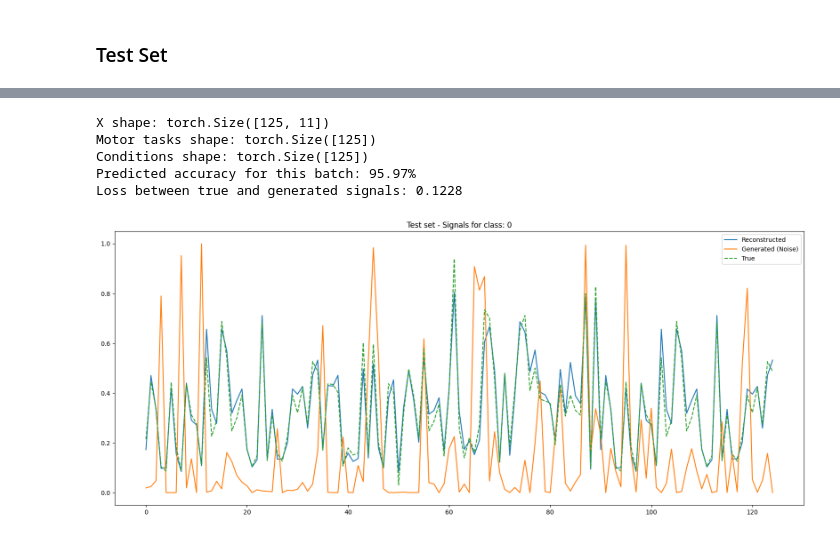
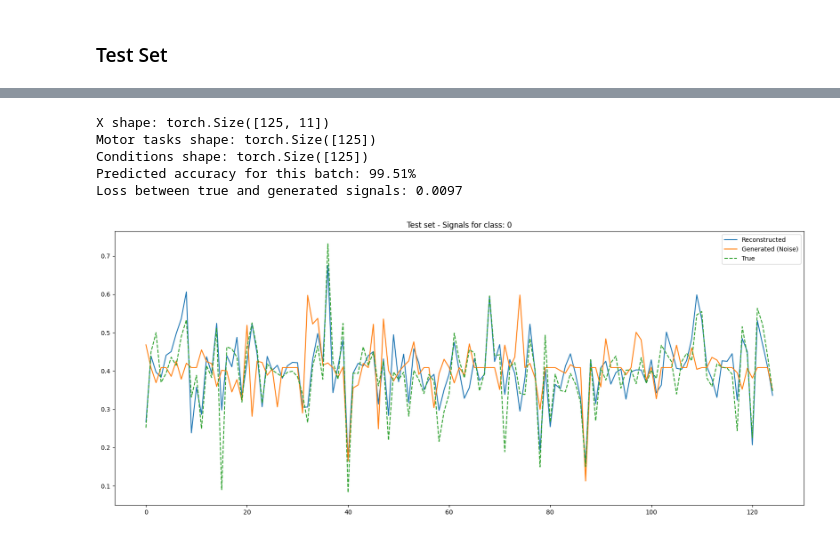
Before and after one commit to D-dolo/IET06-CVae, a Jupyter notebook: Implementation.ipynb, the cells around one changed output, grey strips where cells are left out. Cells and saved outputs as stored; diff of their text form; code cells hidden in the pictures.

```diff
--- a/Implementation.ipynb
+++ b/Implementation.ipynb
@@ -636,5 +642,5 @@ def compute_feature_extraction(method: str):
 # %%
-method = 'STFT' # 'Hurst / 'CD' / 'KolmEn' / 'KolmEn_LE' / 'DFA' / 'STFT'
+method = '' # 'Hurst / 'CD' / 'KolmEn' / 'KolmEn_LE' / 'DFA' / 'STFT'
 
 if (method != ''):
     features_extracted_healthy, features_extracted_unhealthy = compute_feature_extraction(method=method)
@@ -647,6 +653,9 @@ if (method != ''):
         if(method != 'DFA'):
             features_extracted_healthy = pd.DataFrame.from_dict(features_extracted_healthy, orient='index', columns=final_df.columns)
             features_extracted_unhealthy = pd.DataFrame.from_dict(features_extracted_unhealthy, orient='index', columns=final_df_unhealthy.columns)
+else:
+    features_extracted_healthy = final_df
+    features_extracted_unhealthy = final_df_unhealthy
 
 print(f"Shape healthy Dataset: {features_extracted_healthy.shape}")
 print(f"Shape unhealthy Dataset: {features_extracted_unhealthy.shape}")
@@ -941,12 +1033,12 @@ num_classes_healthy = 14                    # Dimension of the motor task variab
 num_classes_unhealthy = 12                  # Dimension of the motor task variable for unhealthy (12 classes)
 
 # Training hyperparameters
-num_epochs = 200                            # Number of epochs
+num_epochs = 50                             # Number of epochs
 num_epochs_to_print = min(10, num_epochs)   # Print at most 20 epochs or the total number of epochs if less than 20
 lr = 1e-3                                   # Learning rate
 kl_weight = 0.00025                         # KL Divergence weight
-beta = 3                                    # Beta value for the beta-VAE. If beta = 1, it's a regular VAE | https://arxiv.org/pdf/1804.03599.pdf
-use_mmd = True                             # Use Maximum Mean Discrepancy (MMD) instead of KL Divergence
+beta = 4                                    # Beta value for the beta-VAE. If beta = 1, it's a regular VAE | https://arxiv.org/pdf/1804.03599.pdf
+use_mmd = False                             # Use Maximum Mean Discrepancy (MMD) instead of KL Divergence
 # %%
 # ==== Functions for computing the MMD loss ====
 def gaussian_kernel(a, b):
@@ -969,9 +1061,8 @@ def MMD(a, b):
             gaussian_kernel(b, b).mean() - \
             2 * gaussian_kernel(a, b).mean()
 
-def loss_function(pred, true, latent):
-    return (pred - true).pow(2).mean(), \
-            MMD(torch.randn(200, latent_dim, requires_grad=False).to(device), latent)
+def loss_function_mmd(latent):
+    return MMD(torch.randn(200, latent_dim, requires_grad=False).to(device), latent)
 # ================================================
 # %%
 cvae = CVAE(num_features, latent_dim, output_dim, num_classes=num_classes, device=device)
@@ -1078,11 +1169,12 @@ for epoch in tqdm(range(num_epochs), desc=F"Epochs", leave=True):
         reconstructed_data, mu, logvar = cvae(x, condition)
 
         # In case we want to use MMD, we need to compute the loss differently
+        reconstruction_loss = criterion(reconstructed_data, x)
+
         if(use_mmd):
-            reconstruction_error, mmd = loss_function(reconstructed_data, x, mu)
-            loss = classification_loss + (reconstruction_error + mmd) # Total loss
+            mmd = loss_function_mmd(mu)
+            loss = classification_loss + reconstruction_loss + mmd # Total loss
         else: # Standard VAE with KL Divergence
-            reconstruction_loss = criterion(reconstructed_data, x)
             kl_divergence = torch.mean(-0.5 * torch.sum(1 + logvar - mu.pow(2) - logvar.exp(), dim = 1), dim = 0)
             loss = classification_loss + reconstruction_loss + kl_divergence * kl_weight * beta # Total loss
 
@@ -1132,11 +1224,12 @@ for epoch in tqdm(range(num_epochs), desc=F"Epochs", leave=True):
             reconstructed_data_test, mu_test, logvar_test = cvae(x_test, condition_test)
 
             # Reconstruction loss / KL Divergence
+            reconstruction_loss_test = criterion(reconstructed_data_test, x_test)
+
             if(use_mmd):
-                reconstruction_error_test, mmd_test = loss_function(reconstructed_data_test, x_test, mu_test)
-                loss_test = classification_loss_test + reconstruction_error_test + mmd_test # Total loss for the test set
+                mmd_test = loss_function_mmd(mu_test)
+                loss_test = classification_loss_test + reconstruction_loss_test + mmd_test # Total loss for the test set
             else:
-                reconstruction_loss_test = criterion(reconstructed_data_test, x_test)
                 kl_divergence_test = torch.mean(-0.5 * torch.sum(1 + logvar_test - mu_test.pow(2) - logvar_test.exp(), dim=1), dim=0)
                 loss_test = classification_loss_test + reconstruction_loss_test + kl_divergence_test * kl_weight * beta # Total loss for the test set
 
@@ -1478,10 +1475,10 @@ plt.show()
 # Plotting example
 current_sample_count = 0
 concatenated_batches = []
-dict_chann = {'Fc1': 2, 'Cp6': 10} # C3 is 2nd channel, Cp5 is 10th channel
+dict_chann = {'C3': 0, 'Fc1': 2, 'Cp6': 10} # C3 is 2nd channel, Cp5 is 10th channel
 
 # Variables to tweak for plotting
-channel_to_show = dict_chann['Fc1']
+channel_to_show = dict_chann['C3'] if test_imad else dict_chann['Fc1']
 len_signal = 125
 class_to_reconstruct = 0 # Healthy = 0 / Unhealthy = 1
 
@@ -1525,33 +1522,33 @@ total_samples += conditions_concatenated.size(0)
 
 # Get the reconstructed data
 reconstructed_data, _, _ = cvae(x_concatenated, conditions_concatenated)
 
 # Generate samples from random noise
 y_oh = torch.nn.functional.one_hot(torch.zeros(len_signal, dtype=torch.long, device=device), num_classes=num_classes)
 generated_samples = cvae.sample(len_signal, y_oh)
 
 # Calculate loss between the true and generated signals
 reconstruction_loss = criterion(generated_samples, x_concatenated)
 
 # Calculate and plot the summed signals
 x_concatenated = x_concatenated.detach().cpu().numpy()
 generated_samples = generated_samples.detach().cpu().numpy()
 reconstructed_data = reconstructed_data.detach().cpu().numpy()
 
 # Plot the true and generated signals
 print("Predicted accuracy for this batch: {:.2f}%".format(correct_predictions / total_samples * 100))
 print("Loss between true and generated signals: {:.4f}".format(reconstruction_loss))
 plt.figure(figsize=(20, 8))
 plt.plot(reconstructed_data[:, channel_to_show], label='Reconstructed', linestyle='-')
 plt.plot(generated_samples[:, channel_to_show], label='Generated (Noise)')
 plt.plot(x_concatenated[:, channel_to_show], label='True', linestyle='--')
 plt.title(F"Test set - Signals for class: {class_to_reconstruct}")
 plt.legend()
 plt.show()
 # %% [output]
 X shape: torch.Size([125, 11])
 Motor tasks shape: torch.Size([125])
 Conditions shape: torch.Size([125])
-Predicted accuracy for this batch: 95.97%
-Loss between true and generated signals: 0.1228
+Predicted accuracy for this batch: 99.51%
+Loss between true and generated signals: 0.0097
-[figure, old version]
+[figure, new version]
```
Also changed, not shown: parts of 18 cells of this notebook.
